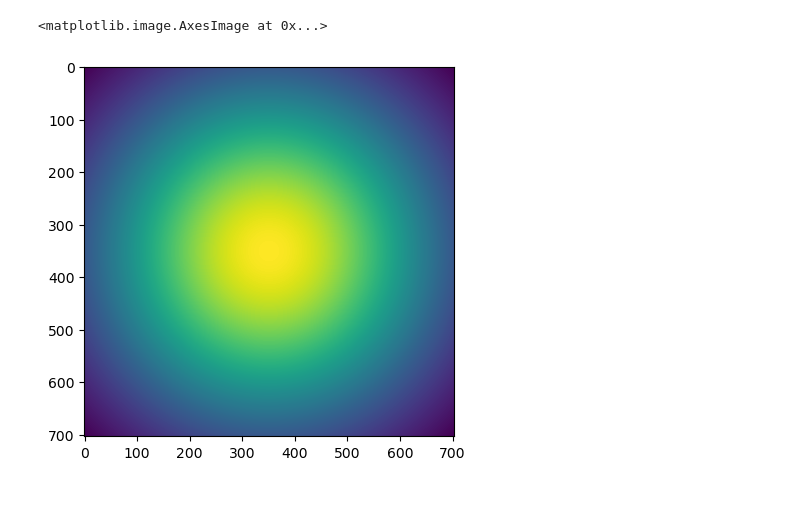
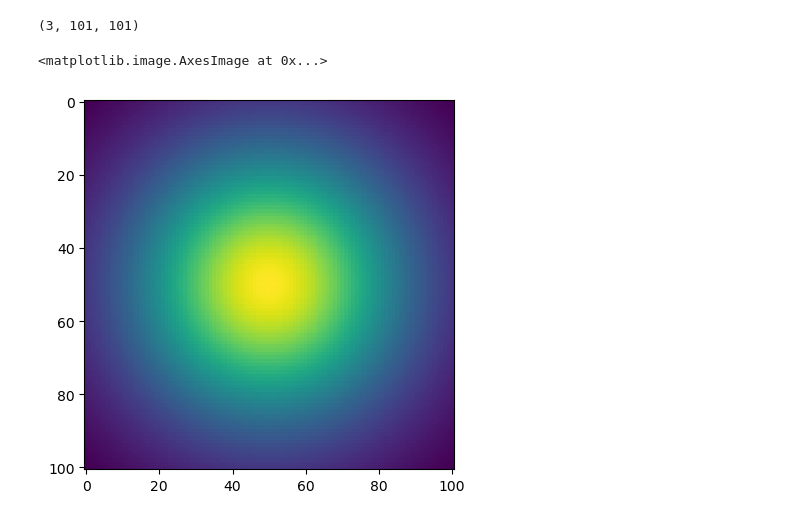
Before and after one commit to JamianStephan/AD-V2, a Jupyter notebook: PSF_Data_cube.ipynb, the cells around one changed output. Cells and saved outputs as stored; diff of their text form; code cells hidden in the pictures.

```diff
--- a/PSF_Data_cube.ipynb
+++ b/PSF_Data_cube.ipynb
@@ -61,11 +61,12 @@ def make_moffat_PSFs(wavelengths,offsets,airmass,boundary,beta=2.5):
 
     return PSFs
 # %%
-PSFs=make_moffat_PSFs([.3,.4,.5],[[0,.3],[0,0],[0,0]],1)
+PSFs=make_moffat_PSFs([.3,.4,.5],[[0,.3],[0,0],[0,0]],1,1)
+print(np.shape(PSFs))
 plt.imshow(PSFs[0])
-
 #either PSFs generate perfectly, then crop and x by aperutre
 #or offset straight away
 # %% [output]
-<matplotlib.image.AxesImage at 0x...>
+(3, 101, 101)
+<matplotlib.image.AxesImage at 0x...>
-[figure, old version]
+[figure, new version]
```
Also changed, not shown: parts of 1 cell of this notebook, 1 other file.
